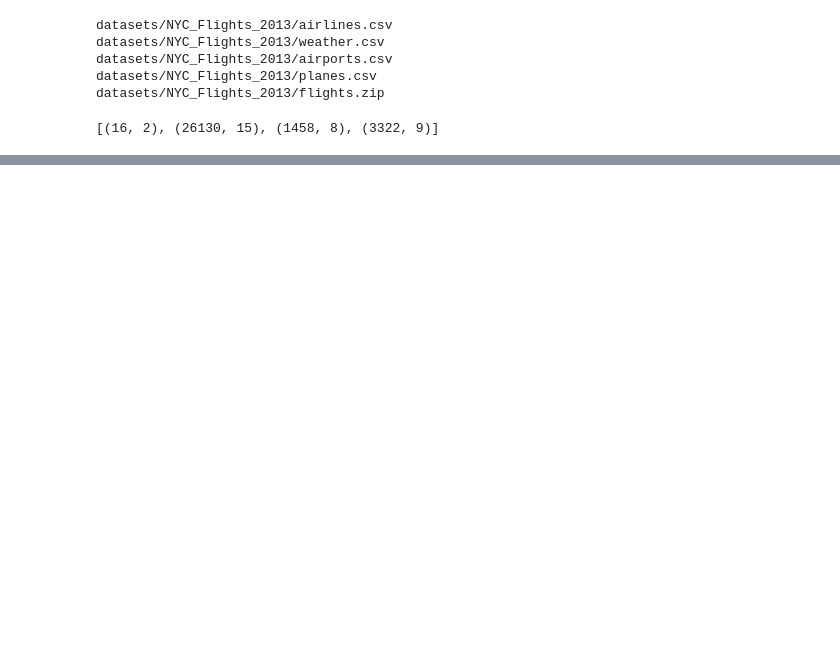
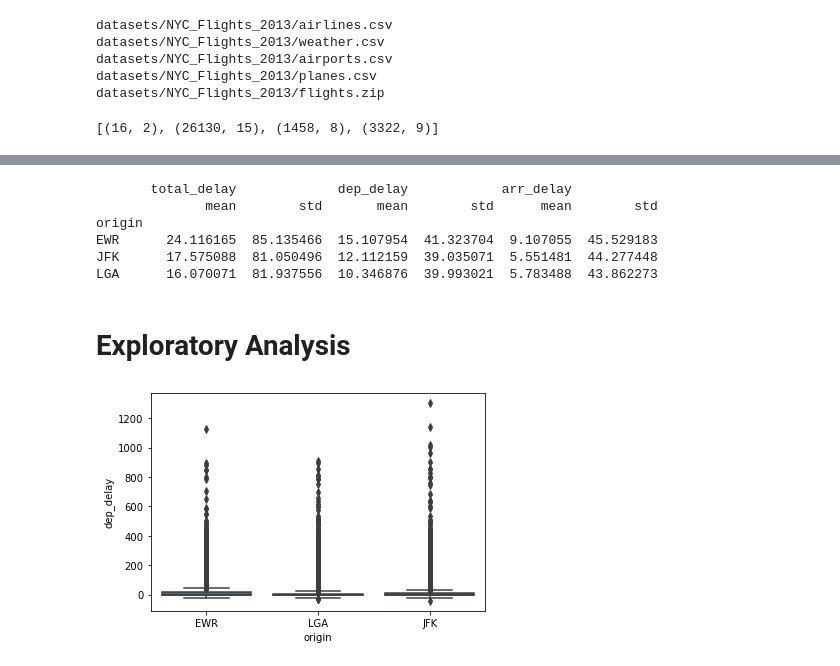
Before and after one commit to anita-owens/Data-with-Python, a Jupyter notebook: Data Analysis with pandas.ipynb, the cells around one changed output, grey strips where cells are left out. Saved outputs shown, nothing was run; the diff lists cells and outputs as text; code cells hidden in the pictures; blank space fills up the shorter version.

```diff
--- a/Data Analysis with pandas.ipynb
+++ b/Data Analysis with pandas.ipynb
@@ -75,0 +55,2 @@ print([file.shape for file in dfs])
+# %%
+flights = pd.read_csv('datasets/NYC_Flights_2013/flights_unzip/flights.csv')
@@ -140,0 +123,13 @@ plt.show()
+# %%
+# Apply the function on data
+flights['season'] = flights['time_hour'].apply(get_season)
+
+# Print time_hour and season
+print(flights[['time_hour', 'season']])
+# %%
+# Calculate total_delay
+flights['total_delay'] = flights['dep_delay'] + flights['arr_delay']
+
+# Mean total_delay by carrier
+tdel_car = flights.groupby('carrier')['total_delay'].mean().reset_index()
+print(tdel_car)
@@ -140,0 +154,4 @@ plt.show()
+# %%
+# Calculate total_delay
+flights['total_delay'] = flights['dep_delay'] + flights['arr_delay']
+flights['total_delay'].head()
@@ -140,0 +191,18 @@ plt.show()
+# %%
+# Mean and std delays by origin
+del_ori = flights.groupby('origin')['total_delay', 'dep_delay', 'arr_delay'].agg(['mean', 'std'])
+print(del_ori)
+# %% [output]
+       total_delay             dep_delay            arr_delay
+              mean        std       mean        std      mean        std
+origin
+EWR      24.116165  85.135466  15.107954  41.323704  9.107055  45.529183
+JFK      17.575088  81.050496  12.112159  39.035071  5.551481  44.277448
+LGA      16.070071  81.937556  10.346876  39.993021  5.783488  43.862273
+# %% [markdown]
+# Exploratory Analysis
+# %%
+sns.boxplot(x='origin', y='dep_delay', data=flights)
+plt.show()
+# %% [output]
+[figure, added]
```
Also changed, not shown: parts of 26 cells of this notebook, 2 other files.
